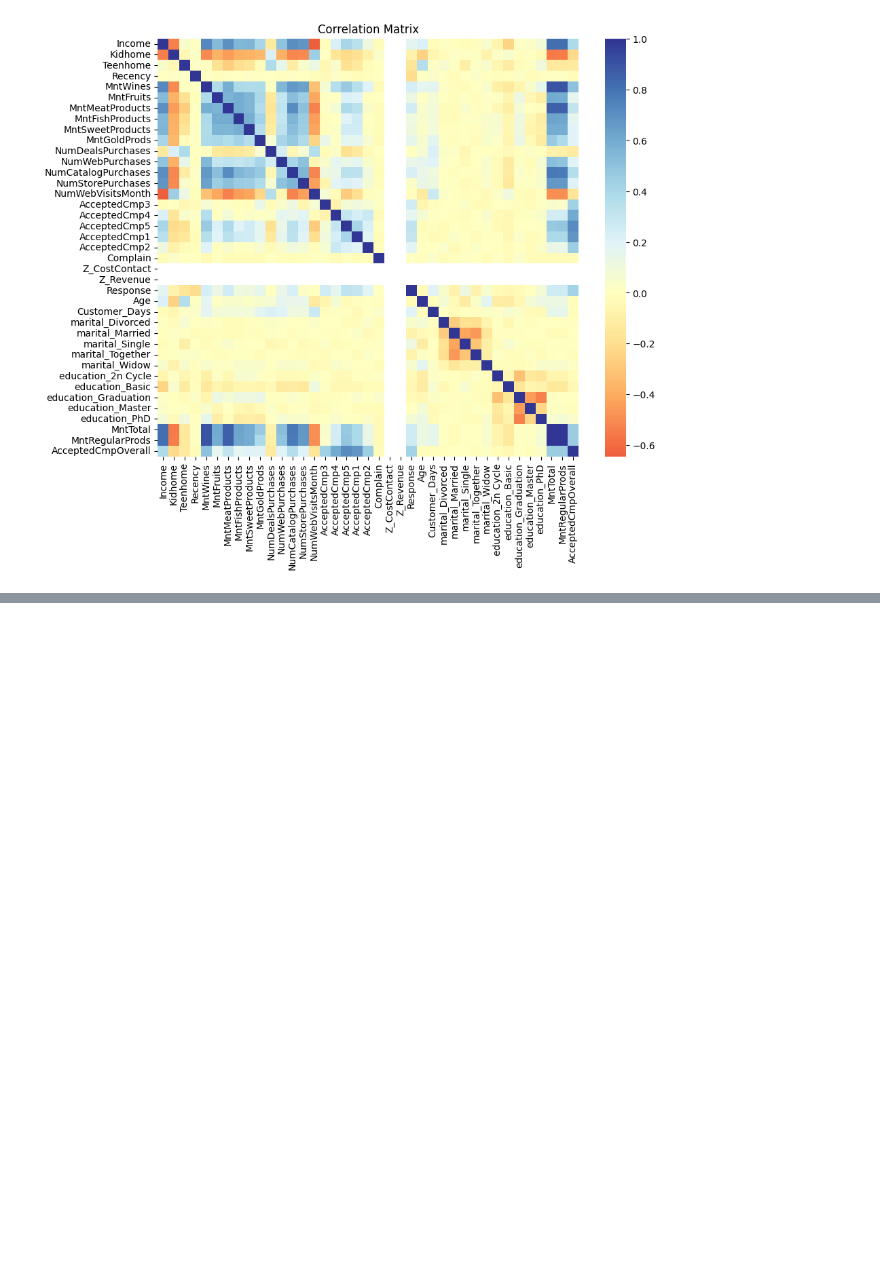
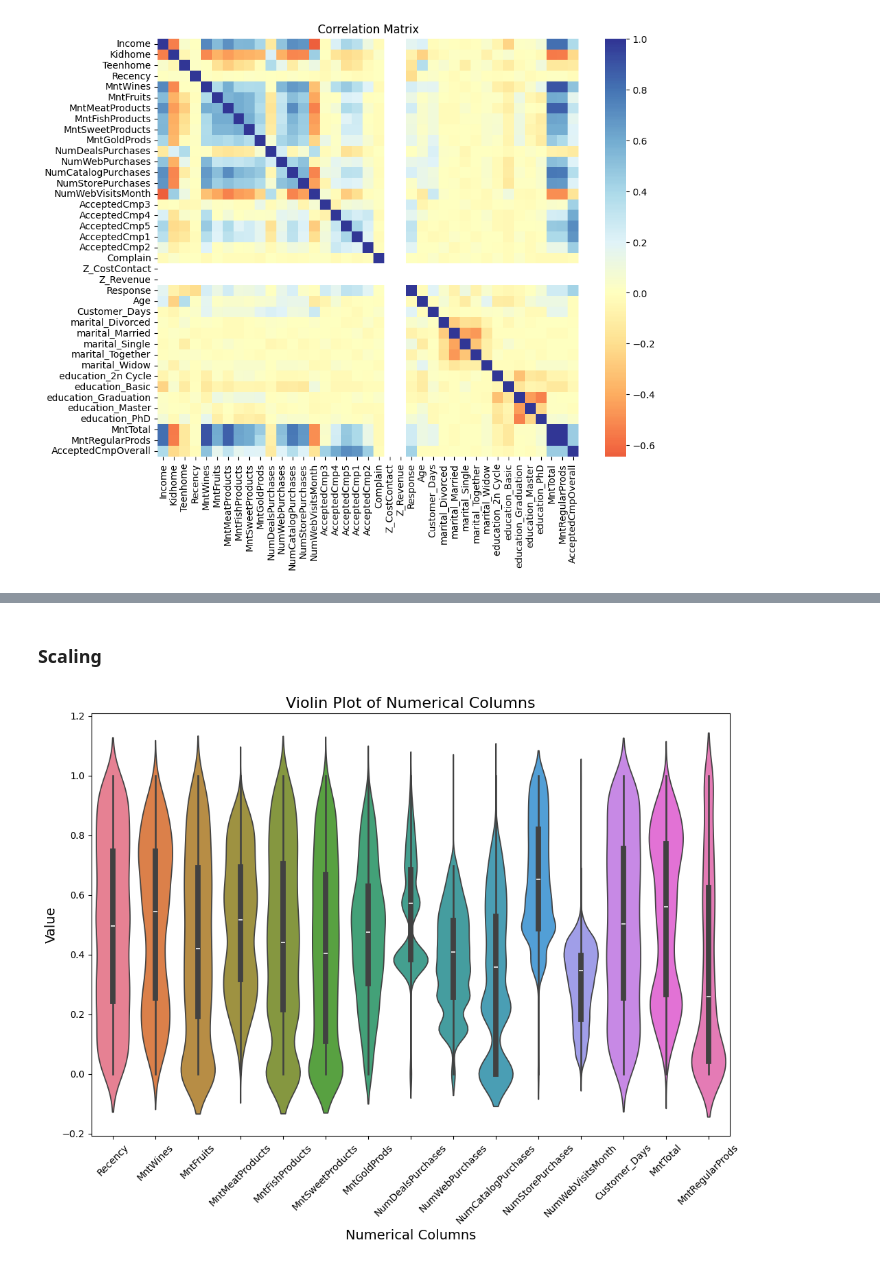
Before and after one commit to vanmoog/Predictive-Analysis-Pipeline, a Jupyter notebook: model.ipynb, the cells around one changed output, grey strips where cells are left out. Cells and saved outputs as stored; diff of their text form; code cells hidden in the pictures; blank space fills up the shorter version.

```diff
--- a/model.ipynb
+++ b/model.ipynb
@@ -82,0 +268,51 @@ plt.show()
+# %% [markdown]
+### Scaling
+# %%
+from sklearn.preprocessing import StandardScaler
+from scipy.stats import mstats
+from sklearn.preprocessing import MinMaxScaler
+
+
+# Select numerical columns for scaling
+numerical_cols = ['Recency', 'MntWines', 'MntFruits', 'MntMeatProducts',
+                  'MntFishProducts', 'MntSweetProducts', 'MntGoldProds',
+                  'NumDealsPurchases', 'NumWebPurchases', 'NumCatalogPurchases',
+                  'NumStorePurchases', 'NumWebVisitsMonth', 'Customer_Days',
+                  'MntTotal', 'MntRegularProds']
+
+
+# Apply winsorization to the MntRegularProds column because of outliers
+data['MntRegularProds'] = mstats.winsorize(data['MntRegularProds'], limits=[0.05, 0.05])
+
+
+# # Initialize the StandardScaler
+# scaler = StandardScaler()
+
+# # Fit and transform the numerical columns
+# data[numerical_cols] = scaler.fit_transform(data[numerical_cols])
+
+
+# Initialize MinMaxScaler
+scaler = MinMaxScaler()
+
+# Apply Min-Max scaling to the numerical columns
+data[numerical_cols] = scaler.fit_transform(data[numerical_cols])
+
+# Create a single figure and axis
+fig, ax = plt.subplots(figsize=(12, 8))
+
+# Plot violin plot for numerical columns
+sns.violinplot(data=data[numerical_cols], ax=ax)
+
+# Set plot title and labels
+plt.title('Violin Plot of Numerical Columns', fontsize=16)
+plt.xlabel('Numerical Columns', fontsize=14)
+plt.ylabel('Value', fontsize=14)
+
+# Rotate x-axis labels for better readability
+plt.xticks(rotation=45)
+
+# Show plot
+plt.show()
+# %% [output]
+[figure, added]
```
Also changed, not shown: parts of 32 cells of this notebook, 1 other file.
